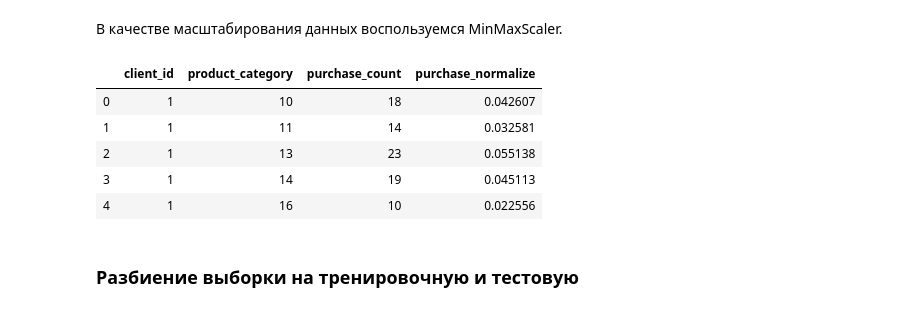
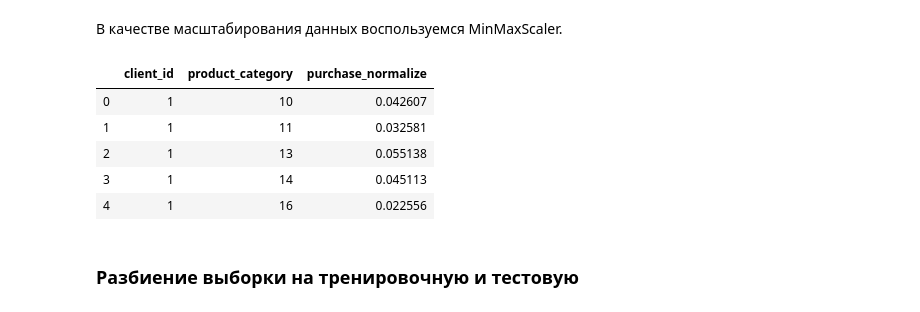
Before and after one commit to AleksandrRadist/RecommendationSystem, a Jupyter notebook: model/recommendation_model.ipynb, the cells around one changed output. Saved outputs shown, nothing was run; the diff lists cells and outputs as text; code cells hidden in the pictures.

```diff
--- a/model/recommendation_model.ipynb
+++ b/model/recommendation_model.ipynb
@@ -248,3 +248,5 @@ Name: subtype, dtype: int64
+# %%
+transactions.loc[transactions.product_company.isnull() == True, 'product_company'] = 'no_company'
 # %%
 transactions.product_company.value_counts()
 # %% [output]
@@ -350,15 +352,15 @@ print(f'Пользователей по крайней мере с 5 взаим
 В качестве масштабирования данных воспользуемся MinMaxScaler.
 # %%
 data = data.assign(purchase_normalize = (data.purchase_count - data.purchase_count.min()) / (data.purchase_count.max() - data.purchase_count.min()))
-data.drop(columns=['purchase_count'])
+data.drop(columns=['purchase_count'], inplace=True)
 data.head()
 # %% [output]
-|  | client_id | product_category | purchase_count | purchase_normalize |
-| 0 | 1 | 10 | 18 | 0.042607 |
-| 1 | 1 | 11 | 14 | 0.032581 |
-| 2 | 1 | 13 | 23 | 0.055138 |
-| 3 | 1 | 14 | 19 | 0.045113 |
-| 4 | 1 | 16 | 10 | 0.022556 |
+|  | client_id | product_category | purchase_normalize |
+| 0 | 1 | 10 | 0.042607 |
+| 1 | 1 | 11 | 0.032581 |
+| 2 | 1 | 13 | 0.055138 |
+| 3 | 1 | 14 | 0.045113 |
+| 4 | 1 | 16 | 0.022556 |
 # %% [markdown]
 ### Разбиение выборки на тренировочную и тестовую
 # %% [markdown]
```
Also changed, not shown: parts of 47 cells of this notebook, 4 other files.
